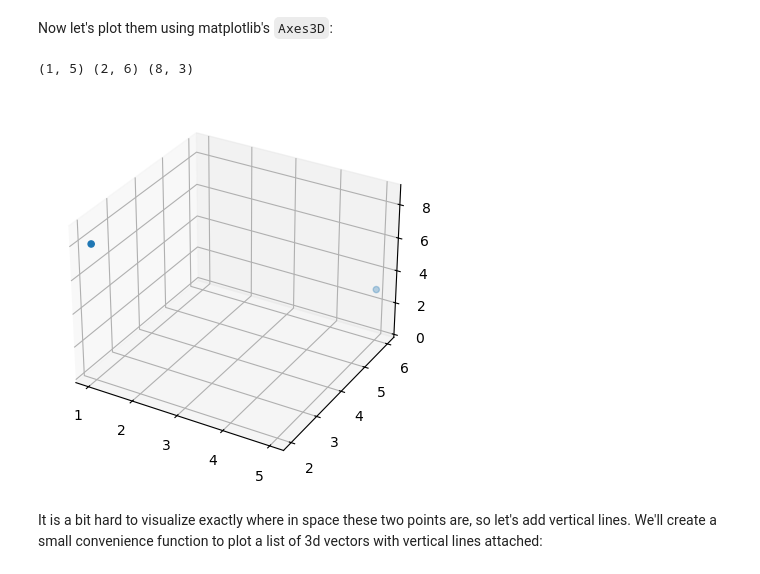
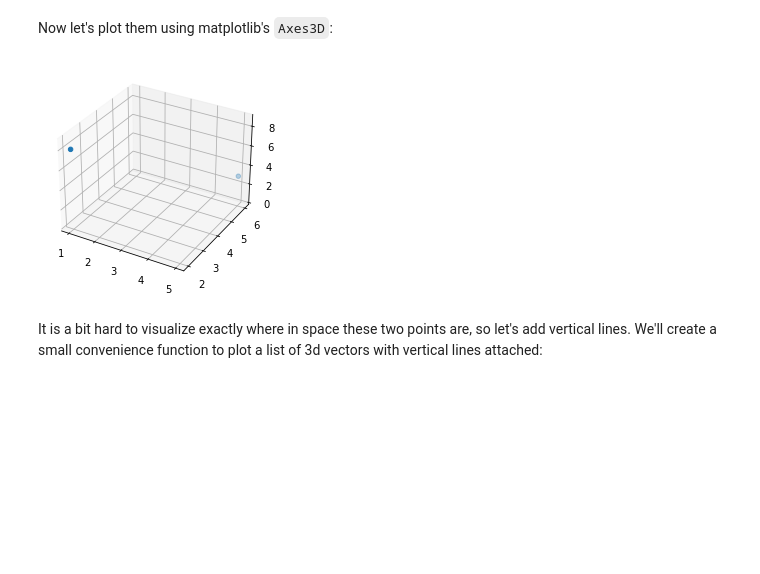
Before and after one commit to lightrao/handson-ml3, a Jupyter notebook: math_linear_algebra.ipynb, the cells around one changed output. Saved outputs shown, nothing was run; the diff lists cells and outputs as text; code cells hidden in the pictures; blank space fills up the shorter version.

```diff
--- a/math_linear_algebra.ipynb
+++ b/math_linear_algebra.ipynb
@@ -160,32 +139,14 @@ a = np.array([1, 2, 8])
 b = np.array([5, 6, 3])
 # %% [markdown]
 Now let's plot them using matplotlib's `Axes3D`:
-# %%
-# Setting up a 3D subplot using Matplotlib.
-# 'subplot(111)' means 1 row, 1 column, and the first subplot.
-# 'projection="3d"' enables 3D plotting.
-subplot3d = plt.subplot(
-    111, projection="3d"
-)  # Creates a 3D subplot and stores it in 'subplot3d'.
-
-# Unpack the x, y, and z coordinates of points 'a' and 'b' using the zip function.
-# This creates three tuples: x_coords, y_coords, and z_coords, each containing the respective
-# coordinates of points 'a' and 'b'.
-x_coords, y_coords, z_coords = zip(a, b)
-print(x_coords, y_coords, z_coords)
-
-# Plot the points on the 3D subplot.
-# The scatter function is used to plot the (x, y, z) points in the 3D space.
-subplot3d.scatter(x_coords, y_coords, z_coords)
-
-# Set the limits for the z-axis.
-# This ensures that the z-axis ranges from 0 to 9, providing a specific view range for the 3D plot.
-subplot3d.set_zlim3d([0, 9])
-
-plt.show()
-# %% [output]
-(1, 5) (2, 6) (8, 3)
-[figure, removed]
+# %%
+subplot3d = plt.subplot(111, projection="3d")
+x_coords, y_coords, z_coords = zip(a, b)
+subplot3d.scatter(x_coords, y_coords, z_coords)
+subplot3d.set_zlim3d([0, 9])
+plt.show()
+# %% [output]
+[figure, added]
 # %% [markdown]
 It is a bit hard to visualize exactly where in space these two points are, so let's add vertical lines. We'll create a small convenience function to plot a list of 3d vectors with vertical lines attached:
 # %%
```
Also changed, not shown: parts of 53 cells of this notebook.
